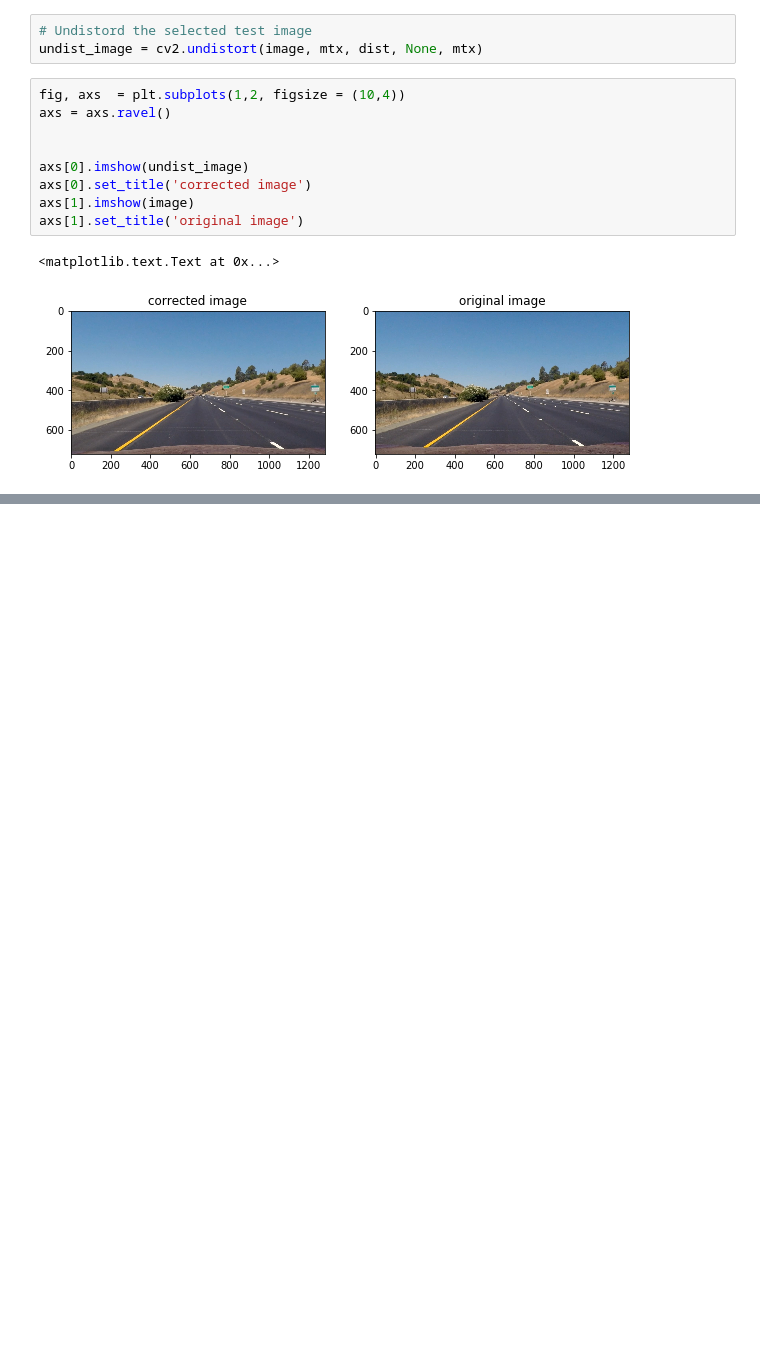
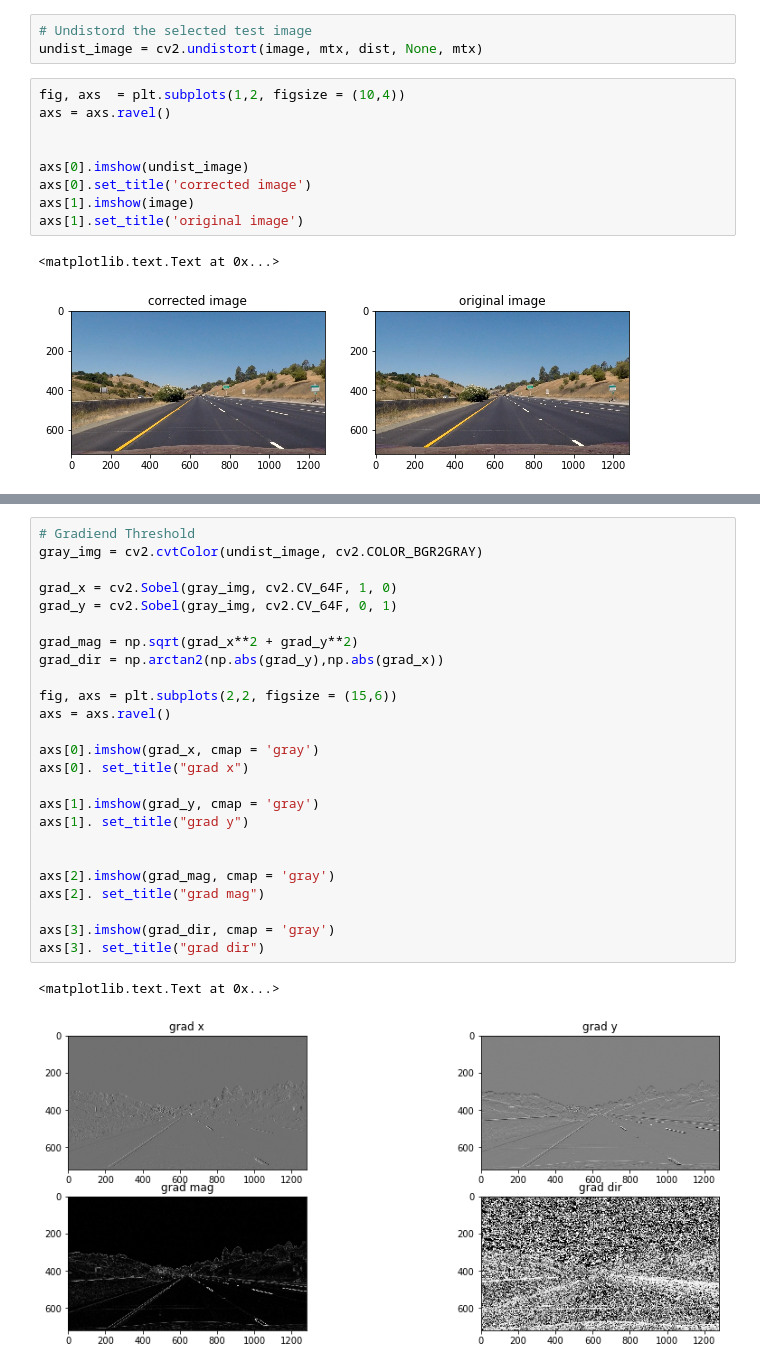
Before and after one commit to Aral-Sarrafi/Advanced_Lane_Finding, a Jupyter notebook: Advanced_Lane_Finding.ipynb, the cells around one changed output, grey strips where cells are left out. Cells and saved outputs as stored; diff of their text form; blank space fills up the shorter version.

```diff
--- a/Advanced_Lane_Finding.ipynb
+++ b/Advanced_Lane_Finding.ipynb
@@ -71,0 +104,28 @@ axs[1].set_title('original image')
+# %%
+# Gradiend Threshold
+gray_img = cv2.cvtColor(undist_image, cv2.COLOR_BGR2GRAY)
+
+grad_x = cv2.Sobel(gray_img, cv2.CV_64F, 1, 0)
+grad_y = cv2.Sobel(gray_img, cv2.CV_64F, 0, 1)
+
+grad_mag = np.sqrt(grad_x**2 + grad_y**2)
+grad_dir = np.arctan2(np.abs(grad_y),np.abs(grad_x))
+
+fig, axs = plt.subplots(2,2, figsize = (15,6))
+axs = axs.ravel()
+
+axs[0].imshow(grad_x, cmap = 'gray')
+axs[0]. set_title("grad x")
+
+axs[1].imshow(grad_y, cmap = 'gray')
+axs[1]. set_title("grad y")
+
+
+axs[2].imshow(grad_mag, cmap = 'gray')
+axs[2]. set_title("grad mag")
+
+axs[3].imshow(grad_dir, cmap = 'gray')
+axs[3]. set_title("grad dir")
+# %% [output]
+<matplotlib.text.Text at 0x...>
+[figure, added]
```
Also changed, not shown: parts of 16 cells of this notebook.
